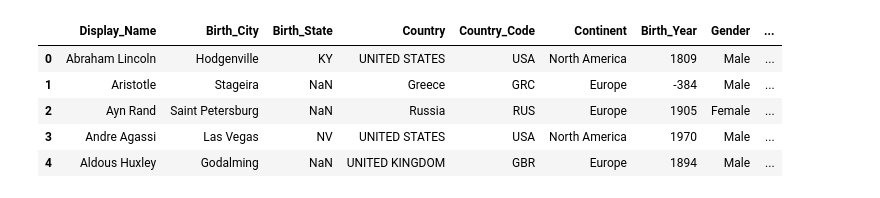
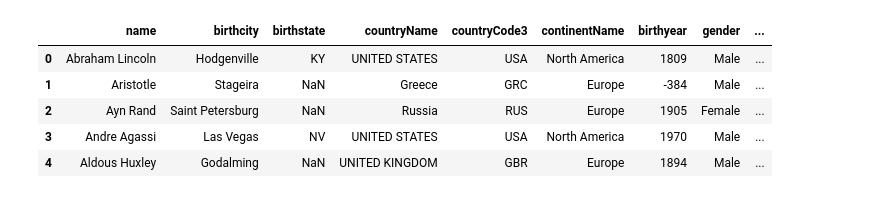
Before and after one commit to jordanwhite268/Zodiac_Analysis, a Jupyter notebook: Clean_Pantheon_People.ipynb, the cells around one changed output. Drawn from its saved outputs; the diff is of its cells as text; code cells hidden in the pictures.

Commit message:
finished cleaning panth data

```diff
--- a/Clean_Pantheon_People.ipynb
+++ b/Clean_Pantheon_People.ipynb
@@ -15,15 +9,9 @@ data.head(5)
 # %%
 #drop unneeded columns
-data2 = data.drop(columns=['en_curid','numlangs','countryCode','LAT','LON', 'TotalPageViews', 'L_star', 'StdDevPageViews', 'PageViewsEnglish', 'PageViewsNonEnglish', 'AverageViews' , 'HPI'
-                  ])
-#rename columns in prep of loading to a database
-data2.rename(columns={'name': 'Display_Name', 'birthcity': 'Birth_City', 'birthstate': 'Birth_State'
-                     , 'countryName': 'Country', 'countryCode3': 'Country_Code', 'continentName': 'Continent'
-                     , 'birthyear': 'Birth_Year', 'gender': 'Gender', 'occupation': 'Occupation'
-                     , 'domain': 'Domain', 'industry': 'Industry'}, inplace=True)
-data2.head(5)
+data = data.drop(columns=['en_curid','numlangs','countryCode','LAT','LON', 'TotalPageViews', 'L_star', 'StdDevPageViews', 'PageViewsEnglish', 'PageViewsNonEnglish', 'AverageViews' , 'HPI'                 ])
+data.head(5)
 # %% [output]
-|  | Display_Name | Birth_City | Birth_State | Country | Country_Code | Continent | Birth_Year | Gender | ... |
+|  | name | birthcity | birthstate | countryName | countryCode3 | continentName | birthyear | gender | ... |
 | 0 | Abraham Lincoln | Hodgenville | KY | UNITED STATES | USA | North America | 1809 | Male | ... |
 | 1 | Aristotle | Stageira | NaN | Greece | GRC | Europe | -384 | Male | ... |
 | 2 | Ayn Rand | Saint Petersburg | NaN | Russia | RUS | Europe | 1905 | Female | ... |
```
Also changed, not shown: parts of 16 cells of this notebook, 3 other files.
